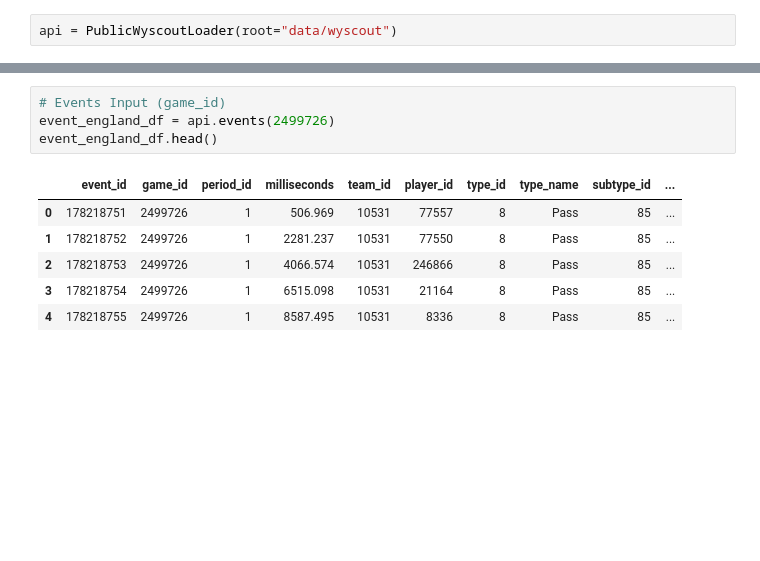
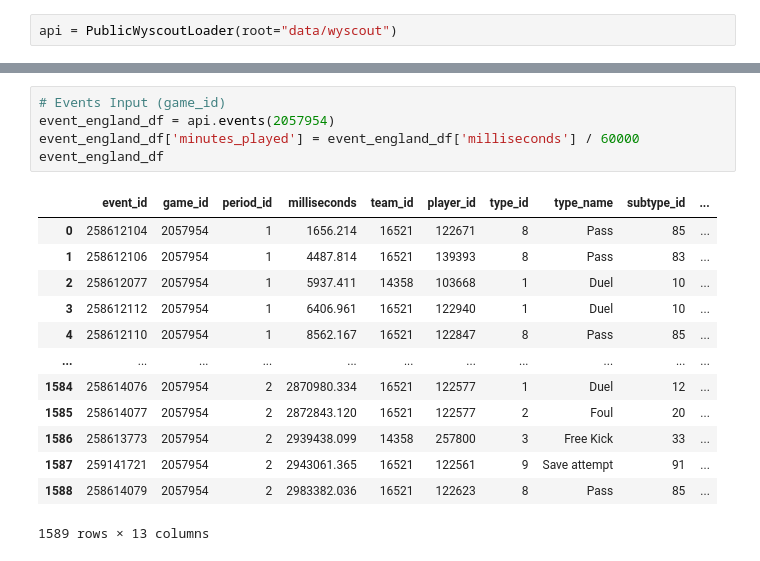
Before and after one commit to Steve23522016/vaep-base-code, a Jupyter notebook: notebooks/tutorial5_trial_socceraction.ipynb, the cells around one changed output, grey strips where cells are left out. Drawn from its saved outputs; the diff is of its cells as text; blank space fills up the shorter version.

```diff
--- a/notebooks/tutorial5_trial_socceraction.ipynb
+++ b/notebooks/tutorial5_trial_socceraction.ipynb
@@ -49,12 +72,20 @@ players_df.head()
 # %%
 # Events Input (game_id)
-event_england_df = api.events(2499726)
-event_england_df.head()
+event_england_df = api.events(2057954)
+event_england_df['minutes_played'] = event_england_df['milliseconds'] / 60000
+event_england_df
 # %% [output]
 |  | event_id | game_id | period_id | milliseconds | team_id | player_id | type_id | type_name | subtype_id | ... |
-| 0 | 178218751 | 2499726 | 1 | 506.969 | 10531 | 77557 | 8 | Pass | 85 | ... |
-| 1 | 178218752 | 2499726 | 1 | 2281.237 | 10531 | 77550 | 8 | Pass | 85 | ... |
-| 2 | 178218753 | 2499726 | 1 | 4066.574 | 10531 | 246866 | 8 | Pass | 85 | ... |
-| 3 | 178218754 | 2499726 | 1 | 6515.098 | 10531 | 21164 | 8 | Pass | 85 | ... |
-| 4 | 178218755 | 2499726 | 1 | 8587.495 | 10531 | 8336 | 8 | Pass | 85 | ... |
+| 0 | 258612104 | 2057954 | 1 | 1656.214 | 16521 | 122671 | 8 | Pass | 85 | ... |
+| 1 | 258612106 | 2057954 | 1 | 4487.814 | 16521 | 139393 | 8 | Pass | 83 | ... |
+| 2 | 258612077 | 2057954 | 1 | 5937.411 | 14358 | 103668 | 1 | Duel | 10 | ... |
+| 3 | 258612112 | 2057954 | 1 | 6406.961 | 16521 | 122940 | 1 | Duel | 10 | ... |
+| 4 | 258612110 | 2057954 | 1 | 8562.167 | 16521 | 122847 | 8 | Pass | 85 | ... |
+| ... | ... | ... | ... | ... | ... | ... | ... | ... | ... | ... |
+| 1584 | 258614076 | 2057954 | 2 | 2870980.334 | 16521 | 122577 | 1 | Duel | 12 | ... |
+| 1585 | 258614077 | 2057954 | 2 | 2872843.120 | 16521 | 122577 | 2 | Foul | 20 | ... |
+| 1586 | 258613773 | 2057954 | 2 | 2939438.099 | 14358 | 257800 | 3 | Free Kick | 33 | ... |
+| 1587 | 259141721 | 2057954 | 2 | 2943061.365 | 16521 | 122561 | 9 | Save attempt | 91 | ... |
+| 1588 | 258614079 | 2057954 | 2 | 2983382.036 | 16521 | 122623 | 8 | Pass | 85 | ... |
+1589 rows × 13 columns
 # %%
```
Also changed, not shown: parts of 12 cells of this notebook, 1 other file.
